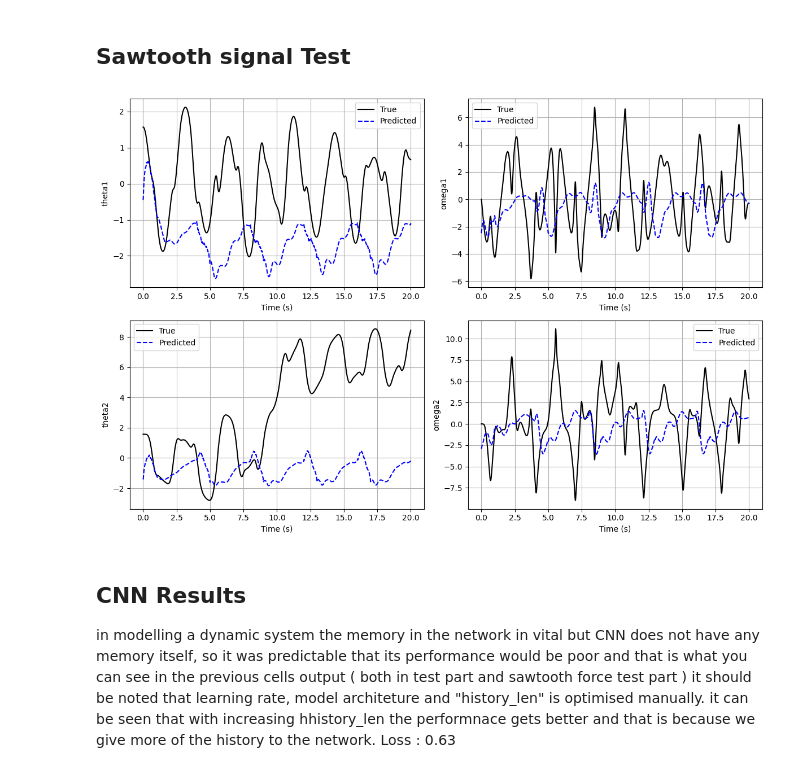
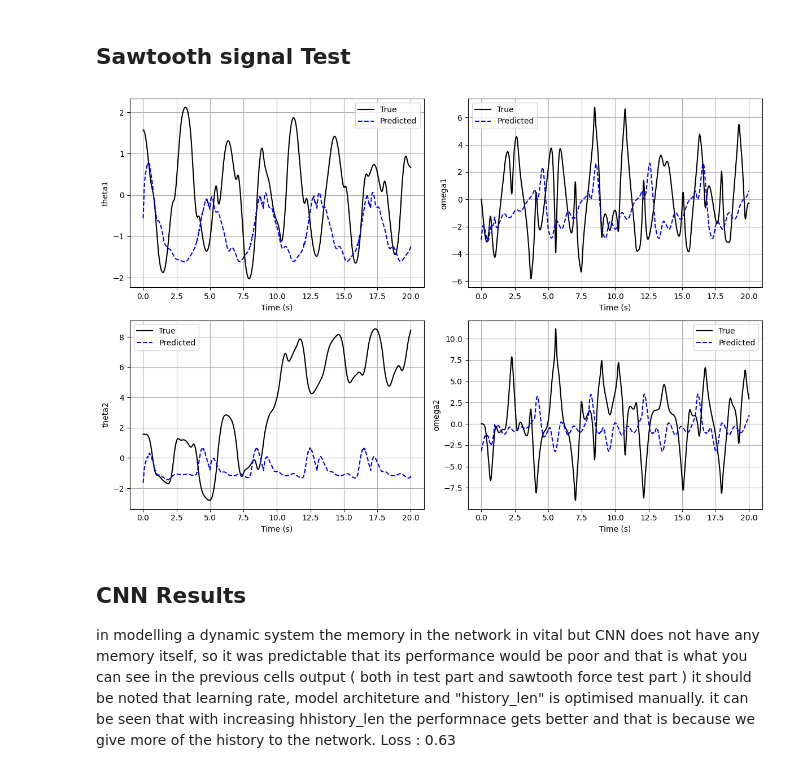
Before and after one commit to mmatinm/Deep-Learning-Projects, a Jupyter notebook: nonlinear-system-identification/identification.ipynb, the cells around one changed output. Drawn from its saved outputs; the diff is of its cells as text; code cells hidden in the pictures.

```diff
--- a/nonlinear-system-identification/identification.ipynb
+++ b/nonlinear-system-identification/identification.ipynb
@@ -416,13 +414,15 @@ optimizer = optim.Adam(model.parameters(), lr=0.0008)
 # %% [markdown]
 ## Train
 # %%
+criterion = nn.MSELoss()
+optimizer = optim.Adam(model.parameters(), lr=0.0008)
 
 num_epochs = 200
 history_len = 100
 train_losses = []
 
 # Pad beginning with first sample repeated for warm-up history
-initial_window = np.tile(X_train_scaled[0], (history_len, 1))  # shape (15, 5)
+initial_window = np.tile(Xtemp_scaled[0], (history_len, 1))
 
 for epoch in range(num_epochs):
     model.train()
@@ -490,7 +490,7 @@ Epoch [200/200], Loss: 0.629798
 X_scaled_all = np.vstack([X_train_scaled, X_test_scaled])
 Y_scaled_all = np.vstack([Y_train_scaled, Y_test_scaled])
 
-initial_window = np.tile(X_scaled_all[0], (history_len, 1))  # (15, 5)
+initial_window = np.tile(Xtemp_scaled[0], (history_len, 1))
 history = initial_window.copy()
 Y_preds_scaled = []
 
@@ -602,7 +603,7 @@ torque_vals = torque_input_s(t_eval)
 
 # Prepare initial history
 initial_state = np.concatenate([[torque_vals[0]], y0])
-initial_state_scaled = scaler_X.transform(initial_state.reshape(1, -1))
+initial_state_scaled = scaler_Xt.transform(initial_state.reshape(1, -1))
 history = np.repeat(initial_state_scaled, history_len, axis=0)  # shape: (history_len, 5)
 
 Y_preds_scaled = []
@@ -612,35 +613,35 @@ with torch.no_grad():
     for i in range(len(t_eval)):
         input_window = torch.tensor(history[-history_len:], dtype=torch.float32).unsqueeze(0)  # (1, history_len, 5)
         pred_scaled = model(input_window).numpy().flatten()
         Y_preds_scaled.append(pred_scaled)
 
         if i < len(t_eval) - 1:
             next_torque = torque_vals[i + 1]
             next_state_unscaled = scaler_Y.inverse_transform(pred_scaled.reshape(1, -1)).flatten()
             next_input = np.concatenate([[next_torque], next_state_unscaled]).reshape(1, -1)
-            next_input_scaled = scaler_X.transform(next_input)
+            next_input_scaled = scaler_Xt.transform(next_input)
             history = np.vstack([history, next_input_scaled])
 
 Y_preds_scaled = np.array(Y_preds_scaled)
 Y_preds = scaler_Y.inverse_transform(Y_preds_scaled)
 
 # === Plot Results ===
 plt.figure(figsize=(12, 8))
 labels = ['theta1', 'omega1', 'theta2', 'omega2']
 
 for i in range(4):
     plt.subplot(2, 2, i + 1)
     plt.plot(t_eval, Y_true[:, i], color='black', label='True')
     plt.plot(t_eval, Y_preds[:, i], '--', color='blue', label='Predicted')
     plt.xlabel('Time (s)')
     plt.ylabel(labels[i])
     plt.legend()
     plt.grid(True)
 
 plt.tight_layout()
 plt.show()
 # %% [output]
-[figure, old version]
+[figure, new version]
 # %% [markdown]
 ## CNN Results
 
```
Also changed, not shown: parts of 5 cells of this notebook.
